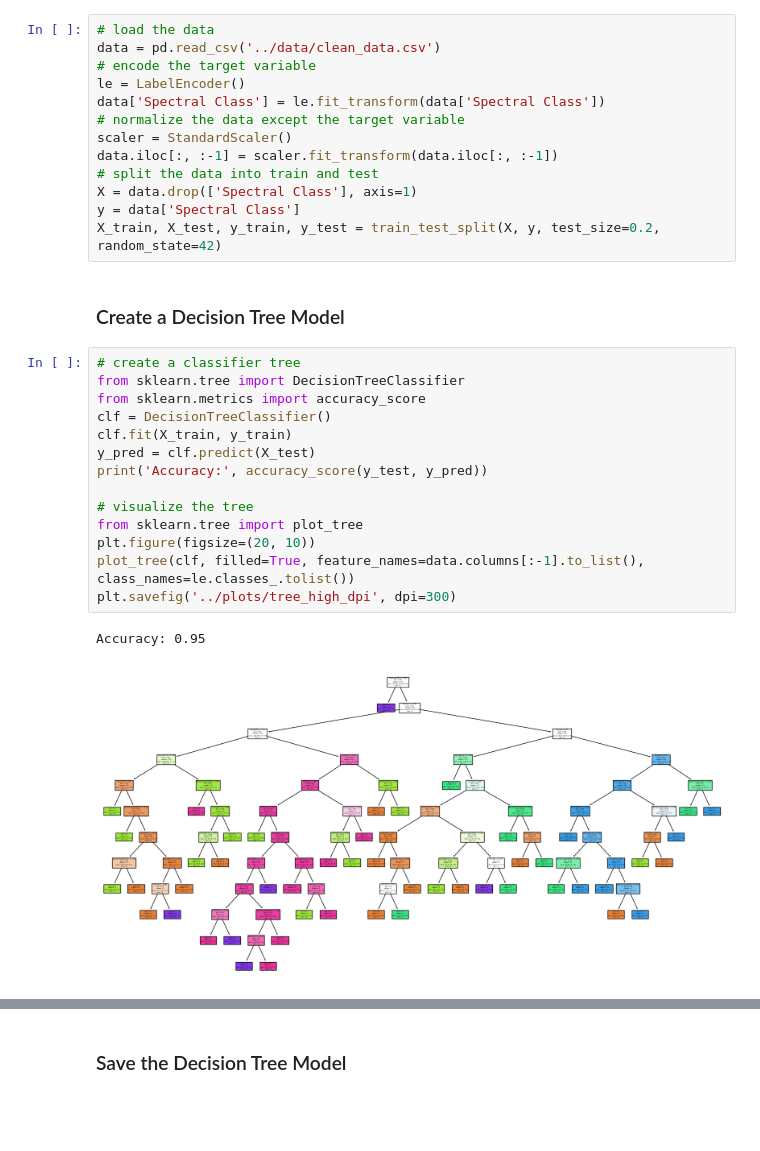
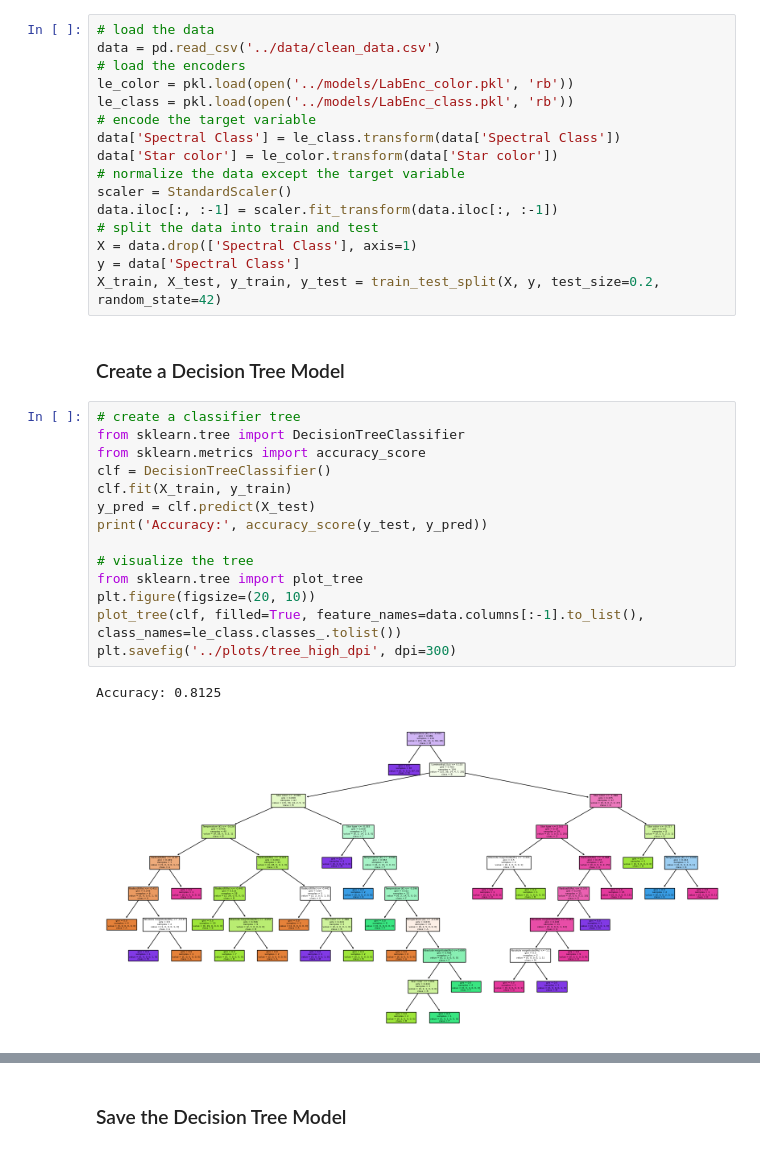
Before and after one commit to Cristal32/stellar_website, a Jupyter notebook: notebook/3_extra.ipynb, the cells around one changed output, grey strips where cells are left out. Saved outputs shown, nothing was run; the diff lists cells and outputs as text; blank space fills up the shorter version.

Commit message:
fix the data pipelines and finalize the UI

```diff
--- a/notebook/3_extra.ipynb
+++ b/notebook/3_extra.ipynb
@@ -13,9 +14,12 @@ from sklearn.model_selection import train_test_split
 # %%
 # load the data
 data = pd.read_csv('../data/clean_data.csv')
+# load the encoders
+le_color = pkl.load(open('../models/LabEnc_color.pkl', 'rb'))
+le_class = pkl.load(open('../models/LabEnc_class.pkl', 'rb'))
 # encode the target variable
-le = LabelEncoder()
-data['Spectral Class'] = le.fit_transform(data['Spectral Class'])
+data['Spectral Class'] = le_class.transform(data['Spectral Class'])
+data['Star color'] = le_color.transform(data['Star color'])
 # normalize the data except the target variable
 scaler = StandardScaler()
 data.iloc[:, :-1] = scaler.fit_transform(data.iloc[:, :-1])
@@ -28,20 +32,20 @@ X_train, X_test, y_train, y_test = train_test_split(X, y, test_size=0.2, random_
 # %%
 # create a classifier tree
 from sklearn.tree import DecisionTreeClassifier
 from sklearn.metrics import accuracy_score
 clf = DecisionTreeClassifier()
 clf.fit(X_train, y_train)
 y_pred = clf.predict(X_test)
 print('Accuracy:', accuracy_score(y_test, y_pred))
 
 # visualize the tree
 from sklearn.tree import plot_tree
 plt.figure(figsize=(20, 10))
-plot_tree(clf, filled=True, feature_names=data.columns[:-1].to_list(), class_names=le.classes_.tolist())
+plot_tree(clf, filled=True, feature_names=data.columns[:-1].to_list(), class_names=le_class.classes_.tolist())
 plt.savefig('../plots/tree_high_dpi', dpi=300)
 # %% [output]
-Accuracy: 0.95
+Accuracy: 0.8125
-[figure, old version]
+[figure, new version]
 # %%
 # plot confusion matrix
 from sklearn.metrics import confusion_matrix
```
Also changed, not shown: parts of 4 cells of this notebook, 13 other files.
